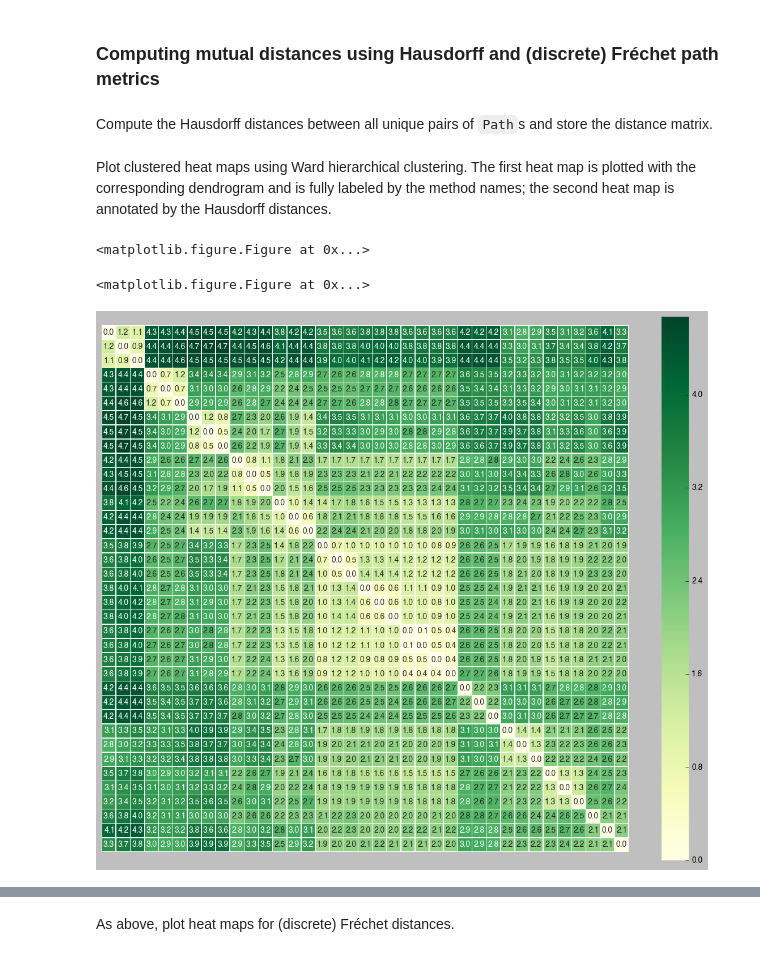
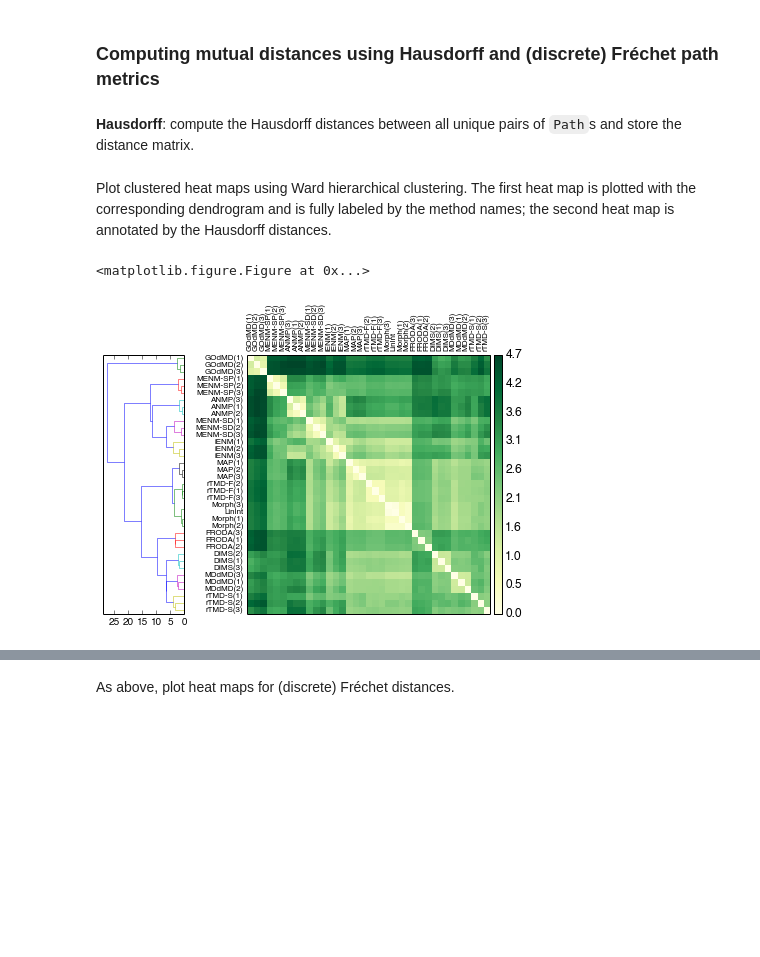
Before and after one commit to Becksteinlab/PSAnalysisTutorial, a Jupyter notebook: psa_short.ipynb, the cells around one changed output, grey strips where cells are left out. Saved outputs shown, nothing was run; the diff lists cells and outputs as text; code cells hidden in the pictures; blank space fills up the shorter version.

```diff
--- a/psa_short.ipynb
+++ b/psa_short.ipynb
@@ -62,7 +67,7 @@ psa_short.generate_paths()
 # %% [markdown]
 ### Computing mutual distances using Hausdorff and (discrete) Fréchet path metrics
 # %% [markdown]
-Compute the Hausdorff distances between all unique pairs of `Path`s and store the distance matrix.
+**Hausdorff**: compute the Hausdorff distances between all unique pairs of `Path`s and store the distance matrix.
 # %%
 psa_short.run(metric='hausdorff')
 hausdorff_distances = psa_short.get_pairwise_distances()
@@ -70,8 +75,6 @@ hausdorff_distances = psa_short.get_pairwise_distances()
 Plot clustered heat maps using Ward hierarchical clustering. The first heat map is plotted with the corresponding dendrogram and is fully labeled by the method names; the second heat map is annotated by the Hausdorff distances.
 # %%
 psa_short.plot(filename='dh_ward_psa-short.pdf', linkage='ward');
-psa_short.plot_annotated_heatmap(filename='dh_ward_psa-short_annot.pdf', linkage='ward', figsize=12);
 # %% [output]
 <matplotlib.figure.Figure at 0x...>
-<matplotlib.figure.Figure at 0x...>
-[figure, old version]
+[figure, new version]
```
Also changed, not shown: parts of 15 cells of this notebook, 4 other files.
